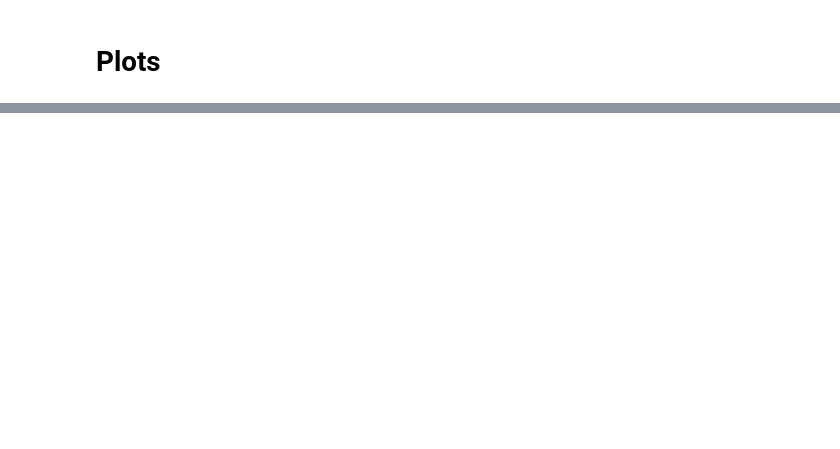
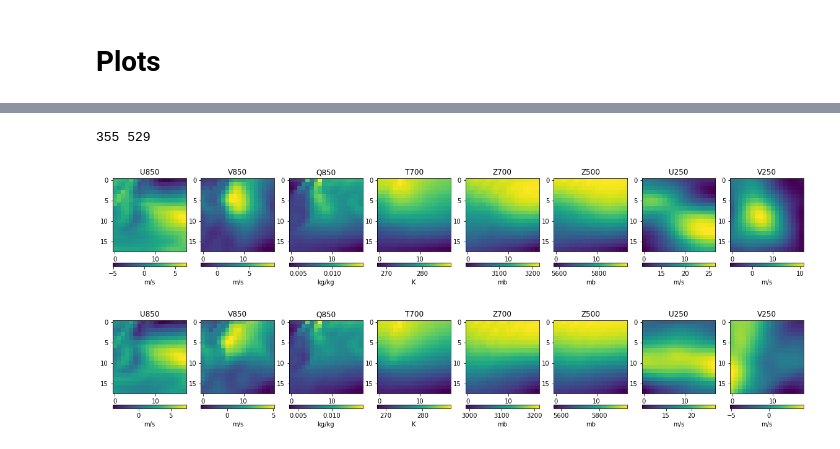
Before and after one commit to NCAR/ml-sm-dk-hf, a Jupyter notebook: notebooks/rain-days-via-xarray.ipynb, the cells around one changed output, grey strips where cells are left out. Cells and saved outputs as stored; diff of their text form; code cells hidden in the pictures; blank space fills up the shorter version.

```diff
--- a/notebooks/rain-days-via-xarray.ipynb
+++ b/notebooks/rain-days-via-xarray.ipynb
@@ -309,0 +205,11 @@ for ii in range(8):
+# %%
+# MPI+sdsm: future
+rainsignal = xr.open_dataset('/glade/work/mcginnis/DCA/data/gen/new-sdsm/old/mpi/rcp85/prec.rcp85.MPI-ESM-LR.SDSM.day.2070-2100.NAM-22i.SGP.x098.y36.nc')['prec']
+load_uatm_mpi_future()
+calc_wet_dry_average(rainsignal)
+plot_rain(raininput)
+plot_dry(dryinput)
+# %% [output]
+355 529
+[figure, added]
+[figure, added]
```
Also changed, not shown: parts of 20 cells of this notebook.
